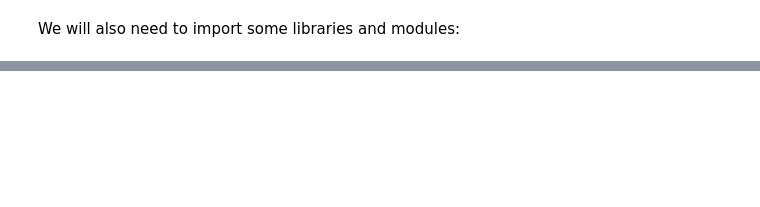
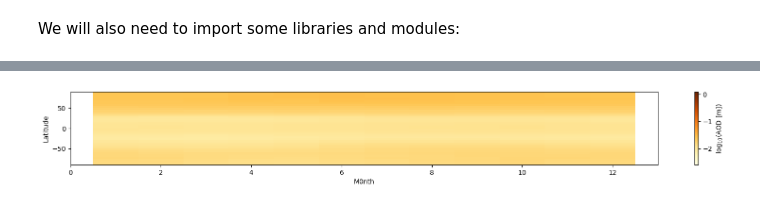
Before and after one commit to danlunt1976/UM_Bristol, a Jupyter notebook: Attachments/CMIP7_fcg_volc/CMIP7_volcanic.ipynb, the cells around one changed output, grey strips where cells are left out. Saved outputs shown, nothing was run; the diff lists cells and outputs as text; code cells hidden in the pictures; blank space fills up the shorter version.

```diff
--- a/Attachments/CMIP7_fcg_volc/CMIP7_volcanic.ipynb
+++ b/Attachments/CMIP7_fcg_volc/CMIP7_volcanic.ipynb
@@ -354,27 +392,29 @@ plt.show()
 # %%
 # make a plot of CMIP7 AOD (climatology) monthly
 
 
 colors = ["white", "yellow", "red"]   # white → pale yellow → deep red
 mycmap = LinearSegmentedColormap.from_list("white_yellow_red", colors)
 
 
 y_edges=np.concatenate( (latsec[:,0],[latsec[-1,1]]) )
 #print(y_edges)
 
 #x_edges=np.concatenate( (timese[:,0],[timese[-1,1]]) )
 x_edges=np.concatenate( (np.arange(12)+0.5,[12.5]) )
 #print(x_edges)
 
 plt.figure(figsize=(20, 2))   # long and thin
 plt.pcolormesh(x_edges, y_edges, np.log10(aod550c.T), shading='auto',cmap="YlOrBr",vmin=-2.6, vmax=0.1)
-plt.xlim(-1,13)
+plt.xlim(0,13)
 cbar=plt.colorbar()
 cbar.set_label("log$_{10}$(AOD [m])")
 plt.xlabel("M0nth")
 plt.ylabel("Latitude")
 plt.savefig("aod550_cmip7_clim_month.png")
 plt.show()
+# %% [output]
+[figure, added]
 # %%
 # calculate weights etc. and regrid to HadCM3
 
```
Also changed, not shown: parts of 9 cells of this notebook.
